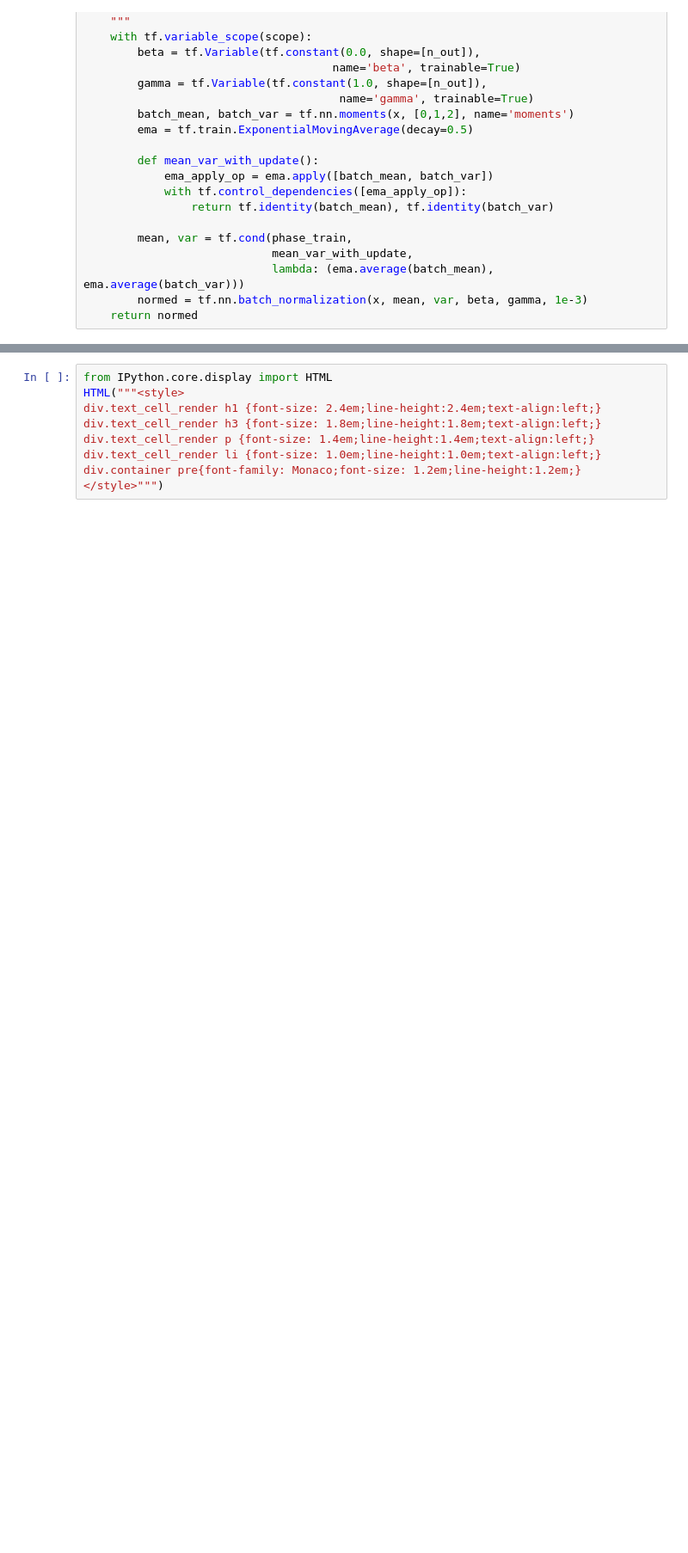
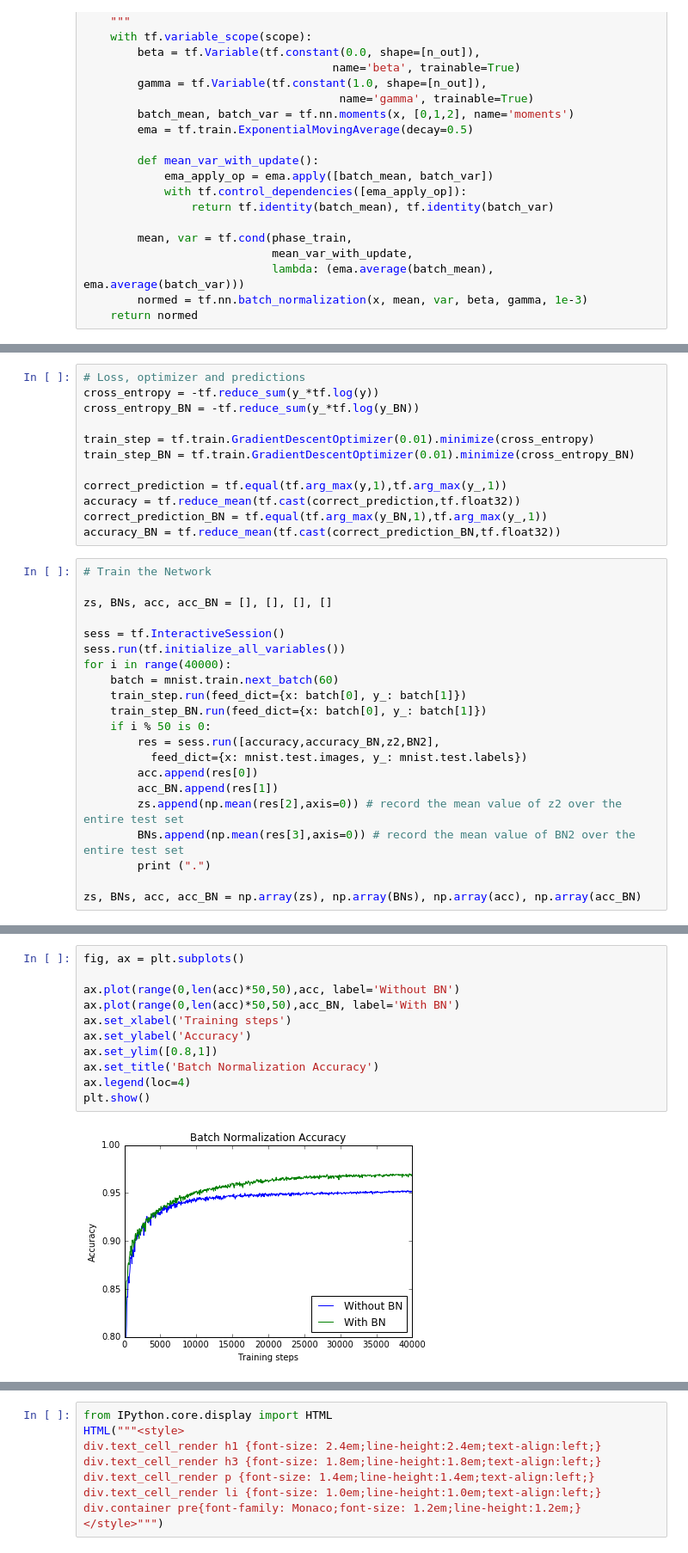
Before and after one commit to excllent123/deep_learning_research, a Jupyter notebook: notebook/Batch Normalization.ipynb, the cells around one changed output, grey strips where cells are left out. Shown at 86% size. Drawn from its saved outputs; the diff is of its cells as text; blank space fills up the shorter version.

```diff
--- a/notebook/Batch Normalization.ipynb
+++ b/notebook/Batch Normalization.ipynb
@@ -154,0 +216,33 @@ yi ← γxbi + β ≡ BNγ,β(xi) // scale and shift
+# %%
+# Loss, optimizer and predictions
+cross_entropy = -tf.reduce_sum(y_*tf.log(y))
+cross_entropy_BN = -tf.reduce_sum(y_*tf.log(y_BN))
+
+train_step = tf.train.GradientDescentOptimizer(0.01).minimize(cross_entropy)
+train_step_BN = tf.train.GradientDescentOptimizer(0.01).minimize(cross_entropy_BN)
+
+correct_prediction = tf.equal(tf.arg_max(y,1),tf.arg_max(y_,1))
+accuracy = tf.reduce_mean(tf.cast(correct_prediction,tf.float32))
+correct_prediction_BN = tf.equal(tf.arg_max(y_BN,1),tf.arg_max(y_,1))
+accuracy_BN = tf.reduce_mean(tf.cast(correct_prediction_BN,tf.float32))
+# %%
+# Train the Network
+
+zs, BNs, acc, acc_BN = [], [], [], []
+
+sess = tf.InteractiveSession()
+sess.run(tf.initialize_all_variables())
+for i in range(40000):
+    batch = mnist.train.next_batch(60)
+    train_step.run(feed_dict={x: batch[0], y_: batch[1]})
+    train_step_BN.run(feed_dict={x: batch[0], y_: batch[1]})
+    if i % 50 is 0:
+        res = sess.run([accuracy,accuracy_BN,z2,BN2],
+          feed_dict={x: mnist.test.images, y_: mnist.test.labels})
+        acc.append(res[0])
+        acc_BN.append(res[1])
+        zs.append(np.mean(res[2],axis=0)) # record the mean value of z2 over the entire test set
+        BNs.append(np.mean(res[3],axis=0)) # record the mean value of BN2 over the entire test set
+        print (".")
+
+zs, BNs, acc, acc_BN = np.array(zs), np.array(BNs), np.array(acc), np.array(acc_BN)
@@ -154,0 +267,13 @@ yi ← γxbi + β ≡ BNγ,β(xi) // scale and shift
+# %%
+fig, ax = plt.subplots()
+
+ax.plot(range(0,len(acc)*50,50),acc, label='Without BN')
+ax.plot(range(0,len(acc)*50,50),acc_BN, label='With BN')
+ax.set_xlabel('Training steps')
+ax.set_ylabel('Accuracy')
+ax.set_ylim([0.8,1])
+ax.set_title('Batch Normalization Accuracy')
+ax.legend(loc=4)
+plt.show()
+# %% [output]
+[figure, added]
```
Also changed, not shown: parts of 13 cells of this notebook, 9 other files.
